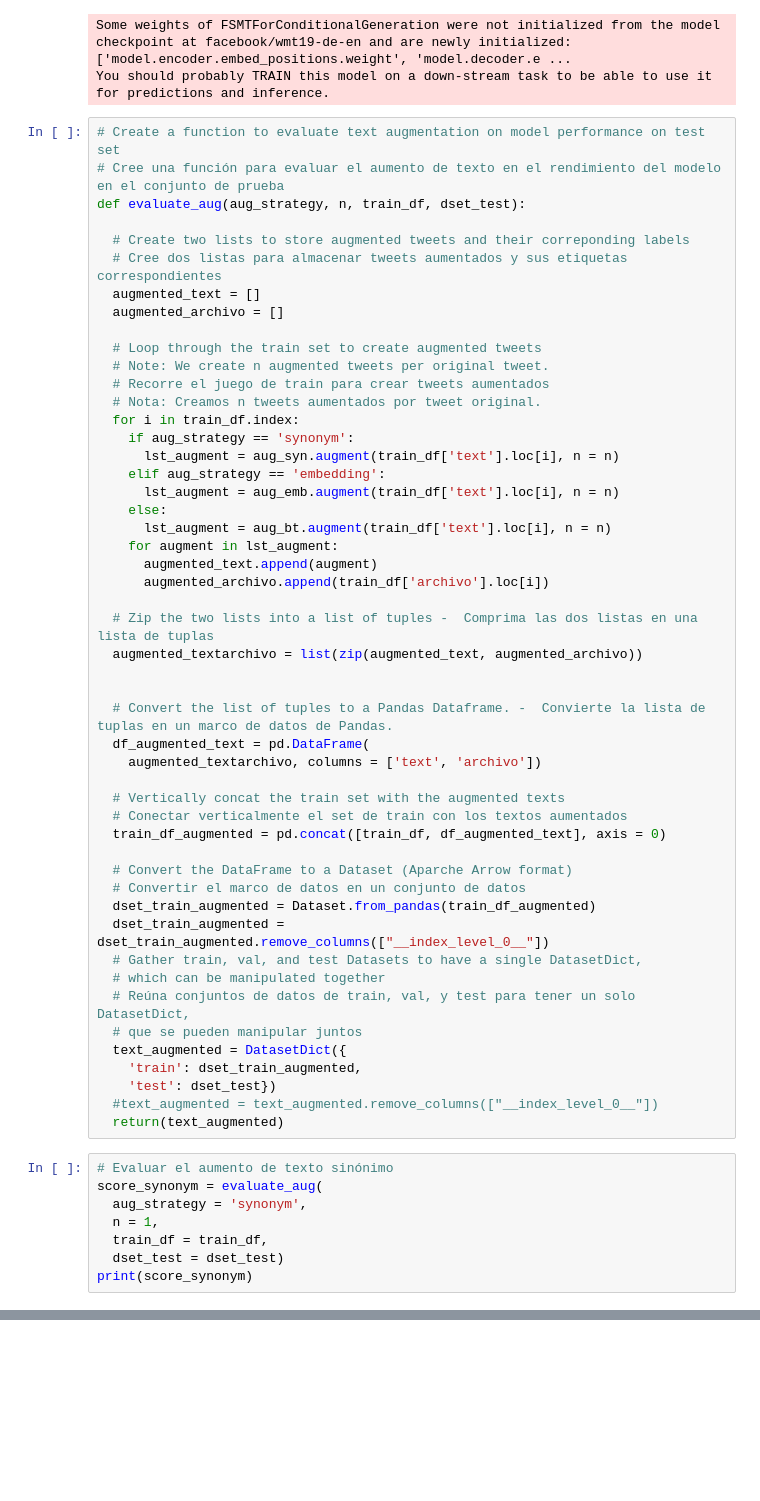
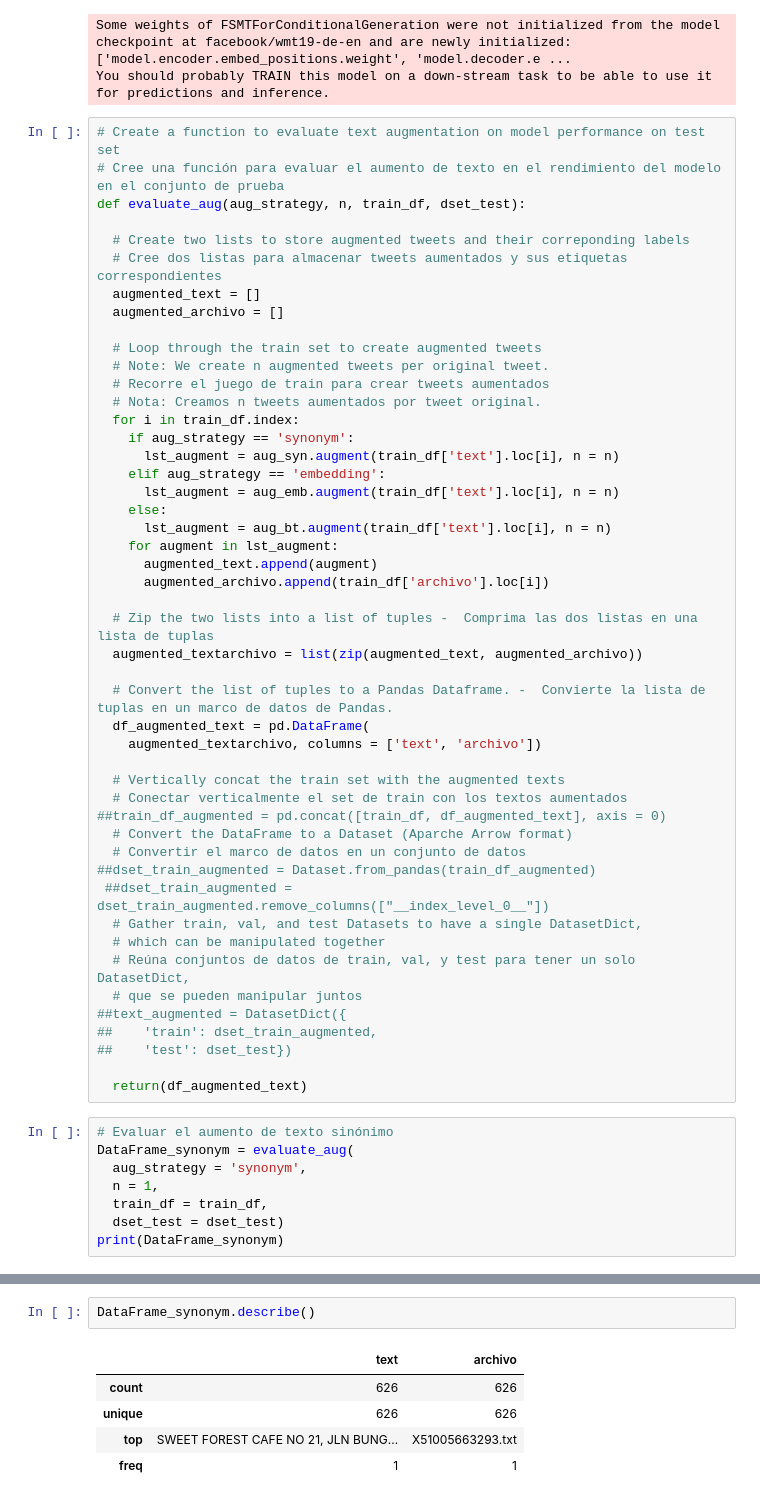
Before and after one commit to Jdmolano2020/TesisNer, a Jupyter notebook: SroieTextAugmentation.ipynb, the cells around one changed output, grey strips where cells are left out. Saved outputs shown, nothing was run; the diff lists cells and outputs as text; blank space fills up the shorter version.

```diff
--- a/SroieTextAugmentation.ipynb
+++ b/SroieTextAugmentation.ipynb
@@ -429,34 +433,32 @@ def evaluate_aug(aug_strategy, n, train_df, dset_test):
   # Zip the two lists into a list of tuples -  Comprima las dos listas en una lista de tuplas
   augmented_textarchivo = list(zip(augmented_text, augmented_archivo))
 
-
   # Convert the list of tuples to a Pandas Dataframe. -  Convierte la lista de tuplas en un marco de datos de Pandas.
   df_augmented_text = pd.DataFrame(
     augmented_textarchivo, columns = ['text', 'archivo'])
 
   # Vertically concat the train set with the augmented texts
   # Conectar verticalmente el set de train con los textos aumentados
-  train_df_augmented = pd.concat([train_df, df_augmented_text], axis = 0)
-
+##train_df_augmented = pd.concat([train_df, df_augmented_text], axis = 0)
   # Convert the DataFrame to a Dataset (Aparche Arrow format)
   # Convertir el marco de datos en un conjunto de datos
-  dset_train_augmented = Dataset.from_pandas(train_df_augmented)
-  dset_train_augmented = dset_train_augmented.remove_columns(["__index_level_0__"])
+##dset_train_augmented = Dataset.from_pandas(train_df_augmented)
+ ##dset_train_augmented = dset_train_augmented.remove_columns(["__index_level_0__"])
   # Gather train, val, and test Datasets to have a single DatasetDict,
   # which can be manipulated together
   # Reúna conjuntos de datos de train, val, y test para tener un solo DatasetDict,
   # que se pueden manipular juntos
-  text_augmented = DatasetDict({
-    'train': dset_train_augmented,
-    'test': dset_test})
-  #text_augmented = text_augmented.remove_columns(["__index_level_0__"])
-  return(text_augmented)
+##text_augmented = DatasetDict({
+##    'train': dset_train_augmented,
+##    'test': dset_test})
+
+  return(df_augmented_text)
 # %%
 # Evaluar el aumento de texto sinónimo
-score_synonym = evaluate_aug(
+DataFrame_synonym = evaluate_aug(
   aug_strategy = 'synonym',
   n = 1,
   train_df = train_df,
   dset_test = dset_test)
-print(score_synonym)
+print(DataFrame_synonym)
 # %% [output]
@@ -473,3 +479,11 @@ DatasetDict({
+# %%
+DataFrame_synonym.describe()
+# %% [output]
+|  | text | archivo |
+| count | 626 | 626 |
+| unique | 626 | 626 |
+| top | SWEET FOREST CAFE NO 21, JLN BUNG... | X51005663293.txt |
+| freq | 1 | 1 |
 # %%
 # Evaluate the embedding text augmentation
 # Evaluar el aumento de texto incrustado
```
Also changed, not shown: parts of 11 cells of this notebook.
